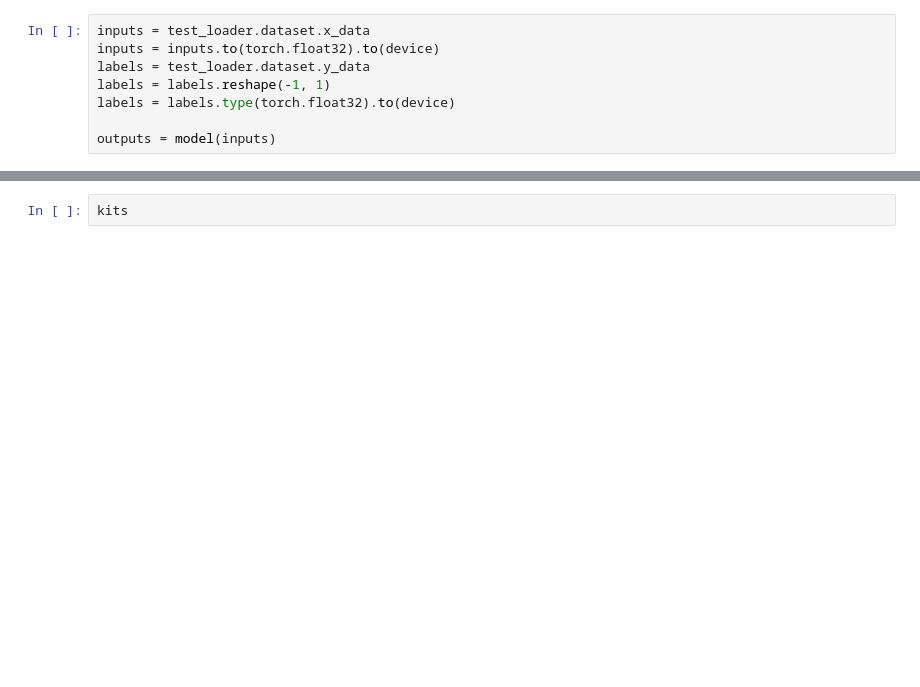
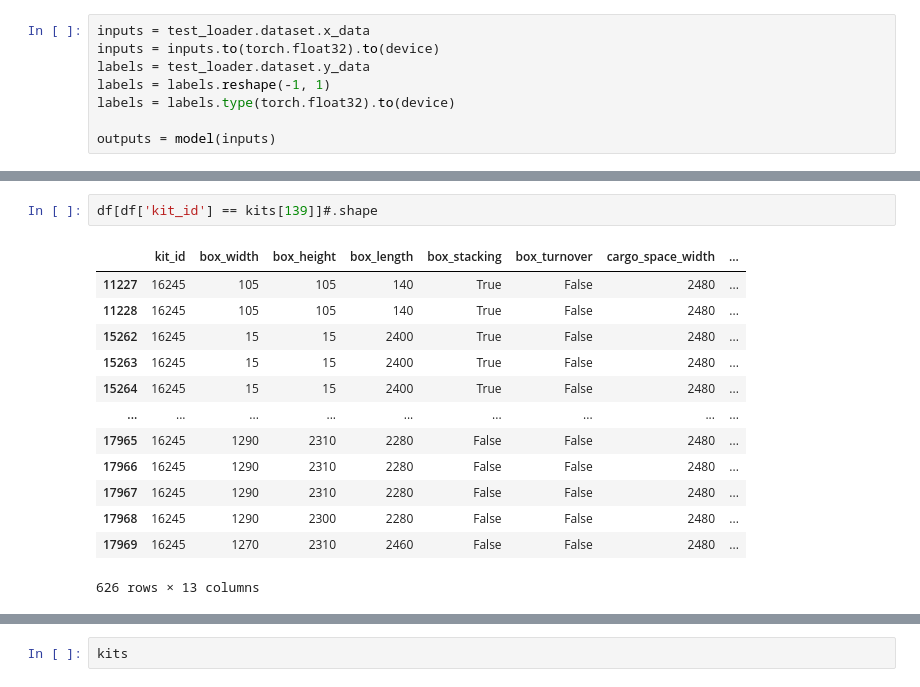
Before and after one commit to esvesv/gaprix, a Jupyter notebook: Untitled.ipynb, the cells around one changed output, grey strips where cells are left out. Drawn from its saved outputs; the diff is of its cells as text; blank space fills up the shorter version.

```diff
--- a/Untitled.ipynb
+++ b/Untitled.ipynb
@@ -379,0 +539,16 @@ outputs = model(inputs)
+# %%
+df[df['kit_id'] == kits[139]]#.shape
+# %% [output]
+|  | kit_id | box_width | box_height | box_length | box_stacking | box_turnover | cargo_space_width | ... |
+| 11227 | 16245 | 105 | 105 | 140 | True | False | 2480 | ... |
+| 11228 | 16245 | 105 | 105 | 140 | True | False | 2480 | ... |
+| 15262 | 16245 | 15 | 15 | 2400 | True | False | 2480 | ... |
+| 15263 | 16245 | 15 | 15 | 2400 | True | False | 2480 | ... |
+| 15264 | 16245 | 15 | 15 | 2400 | True | False | 2480 | ... |
+| ... | ... | ... | ... | ... | ... | ... | ... | ... |
+| 17965 | 16245 | 1290 | 2310 | 2280 | False | False | 2480 | ... |
+| 17966 | 16245 | 1290 | 2310 | 2280 | False | False | 2480 | ... |
+| 17967 | 16245 | 1290 | 2310 | 2280 | False | False | 2480 | ... |
+| 17968 | 16245 | 1290 | 2300 | 2280 | False | False | 2480 | ... |
+| 17969 | 16245 | 1270 | 2310 | 2460 | False | False | 2480 | ... |
+626 rows × 13 columns
```
Also changed, not shown: parts of 51 cells of this notebook, 27 other files.
